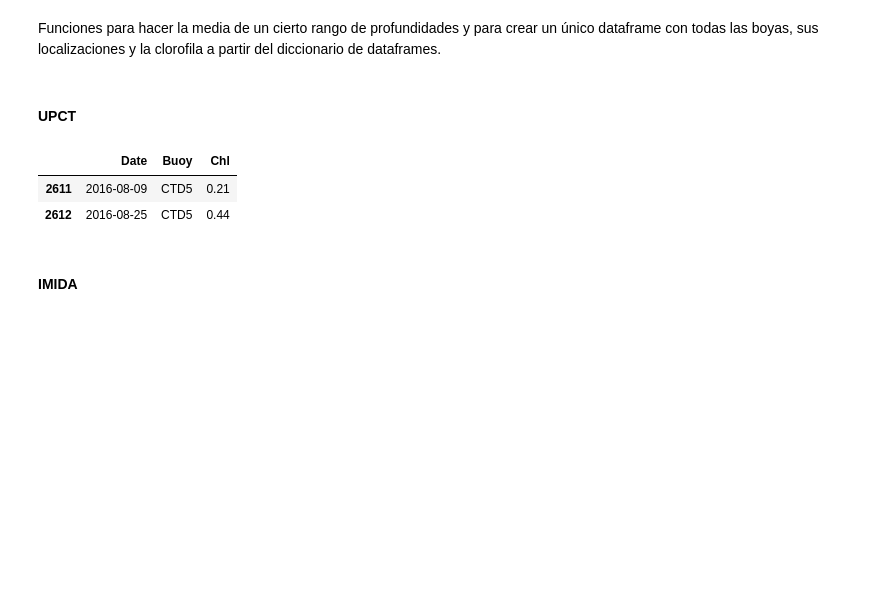
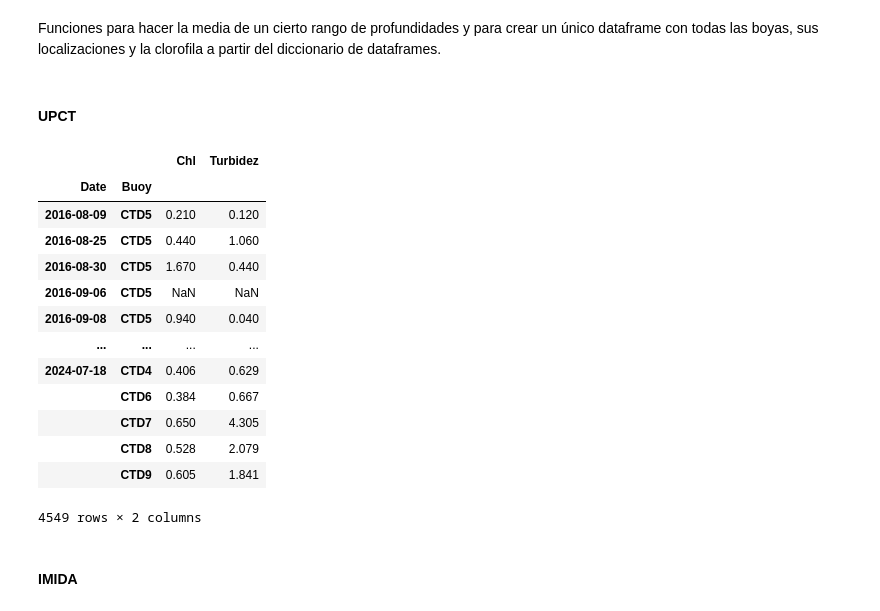
Before and after one commit to Antonio-MI/mar-menor-chl, a Jupyter notebook: Preparacion_Datasets.ipynb, the cells around one changed output. Saved outputs shown, nothing was run; the diff lists cells and outputs as text; code cells hidden in the pictures; blank space fills up the shorter version.

```diff
--- a/Preparacion_Datasets.ipynb
+++ b/Preparacion_Datasets.ipynb
@@ -12,7 +12,6 @@ Funciones para hacer la media de un cierto rango de profundidades y para crear u
 def add_average_column(df_dict, depth):
     for name, df in df_dict.items():
         df = df.copy()
-
         columns = ['0.0', '0.5', '1.0', '1.5', '2.0', '2.5', '3.0', '3.5', '4.0', '4.5', '5.0']
 
         # Select columns to average (excluding '0.5' and '1.0')
@@ -41,8 +40,12 @@ def add_average_column(df_dict, depth):
         if depth == ">4":
             cols_to_avg = [col for col in columns if col in df.columns and col not in ['0.0', '0.5', '1.0', '1.5','2.0','2.5', '3.0', '3.5']]
         # Compute the mean and add a new column
-        if cols_to_avg:
-            df['Average'] = df[cols_to_avg].mean(axis=1).round(3)
+        if "Clorofila" in name:
+            if cols_to_avg:
+                df['Average_Chl'] = df[cols_to_avg].mean(axis=1).round(3)
+        if "Turbidez" in name:
+            if cols_to_avg:
+                df['Average_Turbidez'] = df[cols_to_avg].mean(axis=1).round(3)
 
         # Update the dictionary with the modified DataFrame
         df_dict[name] = df
@@ -60,13 +63,20 @@ def create_combined_dataframe(df_dict):
 
         buoy_name = name.split('_')[0]  # Extract buoy name (CTD1, CTD2, etc.)
         df = df_dict[name]
-
-        if 'Average' in df.columns:
+        #print(f"{name}")
+        if 'Average_Chl' in df.columns:
             for _, row in df.iterrows():
-                data.append({'Date': row['Date'], 'Buoy': buoy_name, 'Chl': row['Average']})
+                data.append({'Date': row['Date'], 'Buoy': buoy_name, 'Chl': row['Average_Chl']})
+        if 'Average_Turbidez' in df.columns:
+            for _, row in df.iterrows():
+                data.append({'Date': row['Date'], 'Buoy': buoy_name, 'Turbidez': row['Average_Turbidez']})
+        # elif 'Average' in df.columns and "Turbidez" in name:
+        #     for _, row in df.iterrows():
+        #         data.append({'Date': row['Date'], 'Buoy': buoy_name, 'Turbidez': row['Average']})
 
     combined_df = pd.DataFrame(data).sort_values(by=["Date", "Buoy"])
     combined_df["Buoy"] = combined_df["Buoy"].str.replace(r"CTD-E", "CTD", regex=True)
+    combined_df = combined_df.groupby(["Date", "Buoy"]).mean().reset_index()
     return combined_df
 # %% [markdown]
 #### UPCT
@@ -83,7 +93,7 @@ for buoy_id in buoy_ids:
     for archivo in archivos_csv:
         nombre_variable = os.path.splitext(archivo)[0]
         ruta_completa = os.path.join(path, buoy_id, archivo)
-        if nombre_variable in ["Clorofila"]: #["Turbidez"]
+        if nombre_variable in ["Clorofila", "Turbidez"]: #["Turbidez"]
             dataframes_boyas[f"{buoy_id}_{nombre_variable}"] = pd.read_csv(ruta_completa)
 for key, df in dataframes_boyas.items():
     df['Date'] = pd.to_datetime(df['Date'])
@@ -107,9 +118,20 @@ for depth, name in depth_names.items():
-# %%
-df_boyas.head(2)
-# %% [output]
-|  | Date | Buoy | Chl |
-| 2611 | 2016-08-09 | CTD5 | 0.21 |
-| 2612 | 2016-08-25 | CTD5 | 0.44 |
+# %%
+df_boyas.groupby(["Date", "Buoy"]).mean()
+# %% [output]
+|  |  | Chl | Turbidez |
+| Date | Buoy |  |  |
+| 2016-08-09 | CTD5 | 0.210 | 0.120 |
+| 2016-08-25 | CTD5 | 0.440 | 1.060 |
+| 2016-08-30 | CTD5 | 1.670 | 0.440 |
+| 2016-09-06 | CTD5 | NaN | NaN |
+| 2016-09-08 | CTD5 | 0.940 | 0.040 |
+| ... | ... | ... | ... |
+| 2024-07-18 | CTD4 | 0.406 | 0.629 |
+|  | CTD6 | 0.384 | 0.667 |
+|  | CTD7 | 0.650 | 4.305 |
+|  | CTD8 | 0.528 | 2.079 |
+|  | CTD9 | 0.605 | 1.841 |
+4549 rows × 2 columns
 # %% [markdown]
 #### IMIDA
 # %%
```
Also changed, not shown: parts of 9 cells of this notebook, 51 other files.
